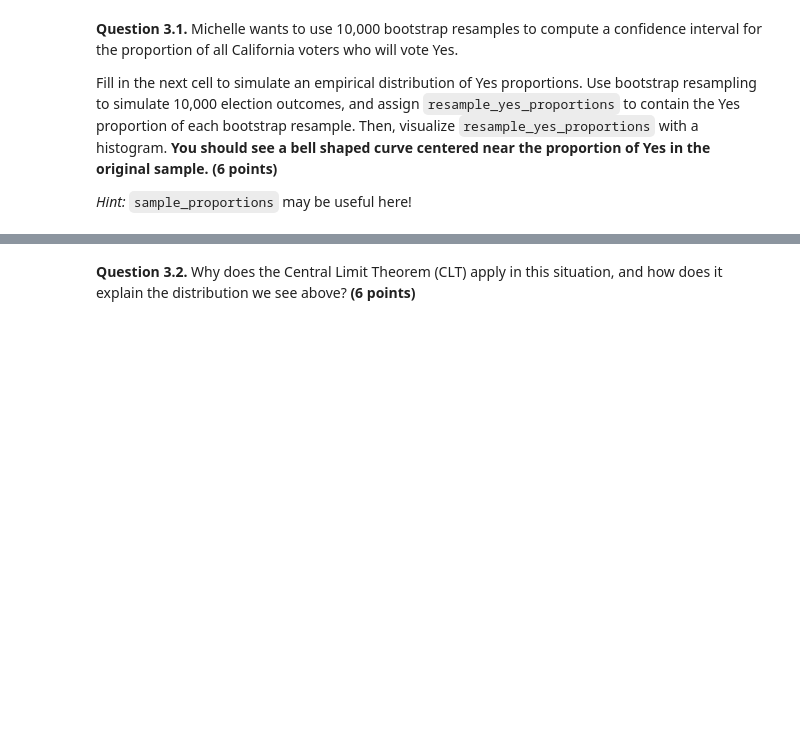
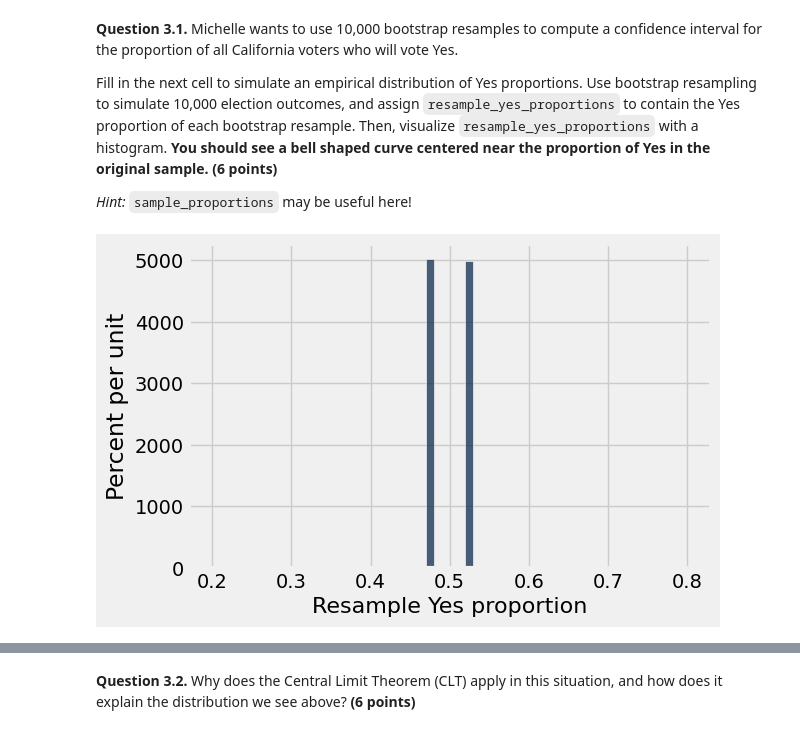
Before and after one commit to sondank1010/materials-sp22, a Jupyter notebook: hw/hw09/hw09.ipynb, the cells around one changed output, grey strips where cells are left out. Cells and saved outputs as stored; diff of their text form; code cells hidden in the pictures; blank space fills up the shorter version.

```diff
--- a/hw/hw09/hw09.ipynb
+++ b/hw/hw09/hw09.ipynb
@@ -191,8 +228,11 @@ Fill in the next cell to simulate an empirical distribution of Yes proportions.
 # %%
 resample_yes_proportions = make_array()
 for i in np.arange(10000):
-    resample = ...
-    resample_yes_proportions = ...
+    resample = sample_with_proportions.sample().column(2).item(0)
+
+    resample_yes_proportions = np.append(resample_yes_proportions, resample)
 Table().with_column("Resample Yes proportion", resample_yes_proportions).hist(bins=np.arange(.2, .8, .01))
+# %% [output]
+[figure, added]
 # %%
 grader.check("q3_1")
```
Also changed, not shown: parts of 27 cells of this notebook, 3 other files.
